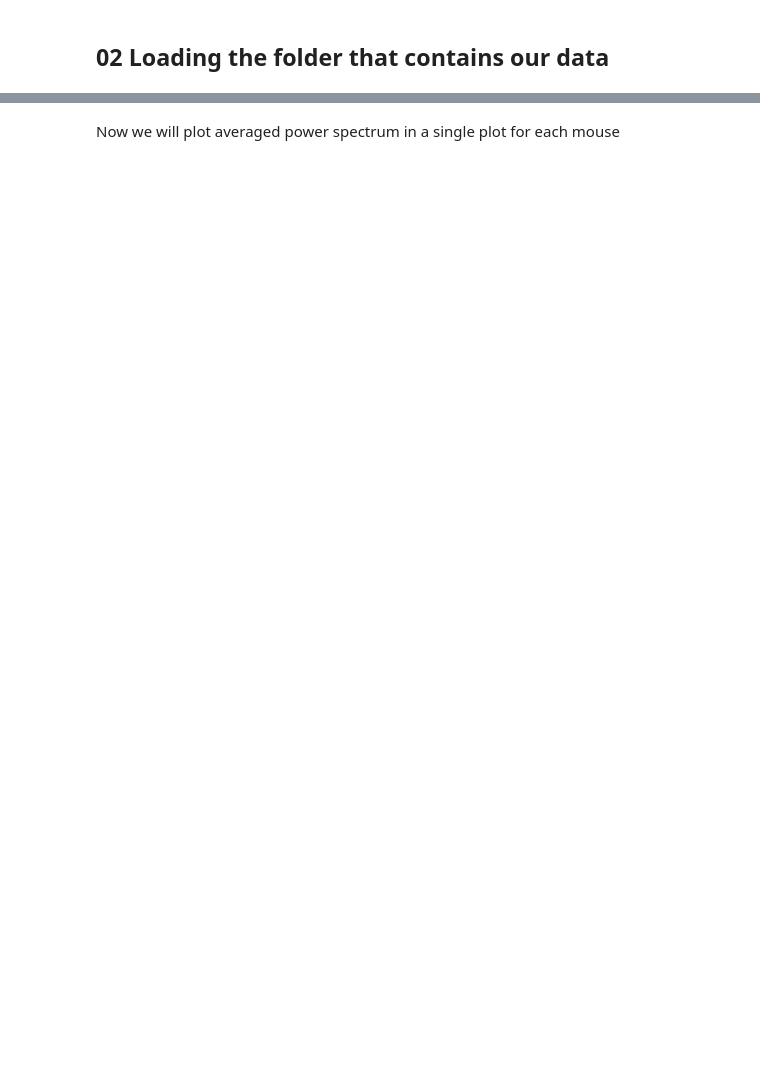
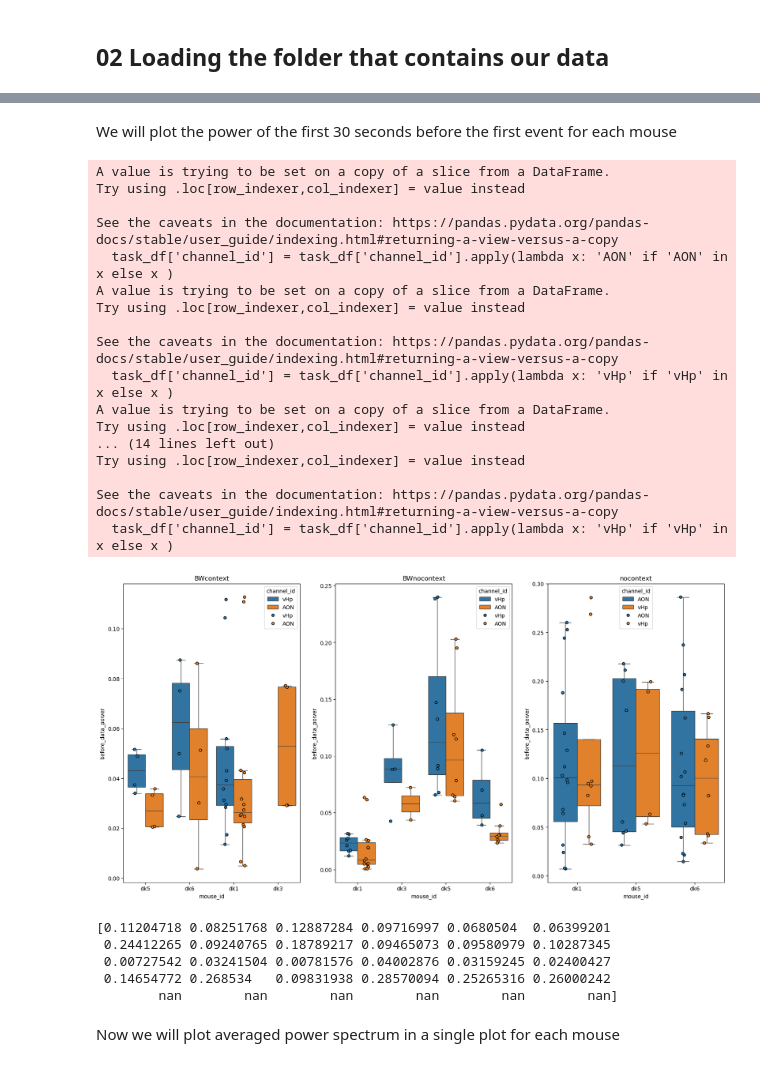
Before and after one commit to namanagrawal97/cpl_analysis_naman, a Jupyter notebook: 02_power_spectrum.ipynb, the cells around one changed output, grey strips where cells are left out. Drawn from its saved outputs; the diff is of its cells as text; code cells hidden in the pictures; blank space fills up the shorter version.

```diff
--- a/02_power_spectrum.ipynb
+++ b/02_power_spectrum.ipynb
@@ -33,5 +28,11 @@ Hello sinha
 # %%
 keyboard_dict={'98':'b','119':'w','120':'nc','49':'1','48':'0'}
+# %%
+#files=['C:\\Users\\sinha\\Dropbox\\CPLab\\all_data_mat_filtered\\20230529_dk1_nocontext.mat']
+for file in files:
+    f = h5py.File(file, 'r')
+
+    print(f.keys())
 # %%
 import os
 import h5py
@@ -40,6 +41,7 @@ import pandas as pd
 import matplotlib.pyplot as plt
 #files=['C:\\Users\\sinha\\Dropbox\\CPLab\\all_data_mat_filtered\\20230529_dk1_nocontext.mat']
 events_codes_all = {}
+before_data_power_df=pd.DataFrame(columns=['mouse_id','task','channel_id','before_data_power'])
 averaged_data=pd.DataFrame(columns=['mouse_id','task','channel_id','average_power_spectrum'])
 averaged_data_welch=pd.DataFrame(columns=['mouse_id','task','channel_id','average_power_spectrum'])
 
@@ -84,6 +86,12 @@ for file in files:
                 print(raw_data.shape, raw_time.shape, sampling_rate)
                 normalized_data, time, data_before = functions.data_normalization(raw_data, raw_time, first_event, sampling_rate)
 
+                before_data_power=functions.calculate_power_1D(data_before)
+                before_data_row=pd.DataFrame({
+                    'mouse_id':[mouse_id],'task':[task],'channel_id':[channel_id],'before_data_power':[before_data_power]})
+                before_data_power_df=pd.concat([before_data_power_df,before_data_row],ignore_index=True)
+
+
                 notch_filtered_data = functions.iir_notch(normalized_data, sampling_rate, 60)
                 total = notch_filtered_data
                 compiled_data = []
@@ -100,6 +108,7 @@ for file in files:
                     dig_timestamp = epochi[1, 0]
                     print(door_timestamp, trial_type, dig_timestamp, dig_type)
                     data_complete_trial = functions.extract_complete_trial_data(total, time, door_timestamp, dig_timestamp, sampling_rate)
+
                     faxis, Sxx = functions.frequency_domain(data_complete_trial, time)
                     f_w,sxx_w=scipy.signal.welch(data_complete_trial,sampling_rate)
                     compiled_data.append([i, faxis, Sxx])
@@ -199,3 +155,61 @@ array([   0.    ,    7.8125,   15.625 ,   23.4375,   31.25  ,   39.0625,
+# %% [markdown]
+We will plot the power of the first 30 seconds before the first event for each mouse
+# %%
+import seaborn as sns
+brain_areas = ['AON', 'vHp']
+tasks = np.unique(before_data_power_df['task'])
+
+fig,axs=plt.subplots(nrows=1, ncols=3, figsize=(20,10))
+axs=axs.flatten()
+for i,task in enumerate(tasks):
+    task_dict={}
+    task_df=before_data_power_df[before_data_power_df['task']==task]
+    task_df['channel_id'] = task_df['channel_id'].apply(lambda x: 'AON' if 'AON' in x else x )
+    task_df['channel_id'] = task_df['channel_id'].apply(lambda x: 'vHp' if 'vHp' in x else x )
+    mouse_ids = np.unique(task_df['mouse_id'])
+
+    for mouse in mouse_ids:
+        task_dict[mouse]=np.array(task_df[task_df['mouse_id']==mouse]['before_data_power'])
+
+    # Convert task_dict to a DataFrame
+    task_df_csv = pd.DataFrame.from_dict(task_dict, orient='index').transpose()
+
+    # Save the DataFrame as a CSV file
+    task_df_csv.to_csv(os.path.join(savepath,f'task_{task}_baseline_power.csv'), index=False)
+
+    #Plotting the thing
+    ax=axs[i]
+    sns.boxplot(x=task_df['mouse_id'], y=task_df['before_data_power'],showfliers=False, hue=task_df['channel_id'],ax=ax)
+    sns.stripplot(x=task_df['mouse_id'], y=task_df['before_data_power'], hue=task_df['channel_id'],ax=ax, jitter=True, dodge=True,edgecolor='black',linewidth=1)
+
+    ax.set_title(f'{task}')
+# %% [output]
+A value is trying to be set on a copy of a slice from a DataFrame.
+Try using .loc[row_indexer,col_indexer] = value instead
+
+See the caveats in the documentation: https://pandas.pydata.org/pandas-docs/stable/user_guide/indexing.html#returning-a-view-versus-a-copy
+  task_df['channel_id'] = task_df['channel_id'].apply(lambda x: 'AON' if 'AON' in x else x )
+A value is trying to be set on a copy of a slice from a DataFrame.
+Try using .loc[row_indexer,col_indexer] = value instead
+
+See the caveats in the documentation: https://pandas.pydata.org/pandas-docs/stable/user_guide/indexing.html#returning-a-view-versus-a-copy
+  task_df['channel_id'] = task_df['channel_id'].apply(lambda x: 'vHp' if 'vHp' in x else x )
+A value is trying to be set on a copy of a slice from a DataFrame.
+Try using .loc[row_indexer,col_indexer] = value instead
+... (14 lines left out)
+Try using .loc[row_indexer,col_indexer] = value instead
+
+See the caveats in the documentation: https://pandas.pydata.org/pandas-docs/stable/user_guide/indexing.html#returning-a-view-versus-a-copy
+  task_df['channel_id'] = task_df['channel_id'].apply(lambda x: 'vHp' if 'vHp' in x else x )
+[figure, added]
+# %%
+print(np.array(task_df[task_df['mouse_id']=='dk1']['before_data_power']))
+# %% [output]
+[0.11204718 0.08251768 0.12887284 0.09716997 0.0680504  0.06399201
+ 0.24412265 0.09240765 0.18789217 0.09465073 0.09580979 0.10287345
+ 0.00727542 0.03241504 0.00781576 0.04002876 0.03159245 0.02400427
+ 0.14654772 0.268534   0.09831938 0.28570094 0.25265316 0.26000242
+        nan        nan        nan        nan        nan        nan]
 # %% [markdown]
 Now we will plot averaged power spectrum in a single plot for each mouse
 # %%
```
Also changed, not shown: parts of 13 cells of this notebook, 1 other file.
